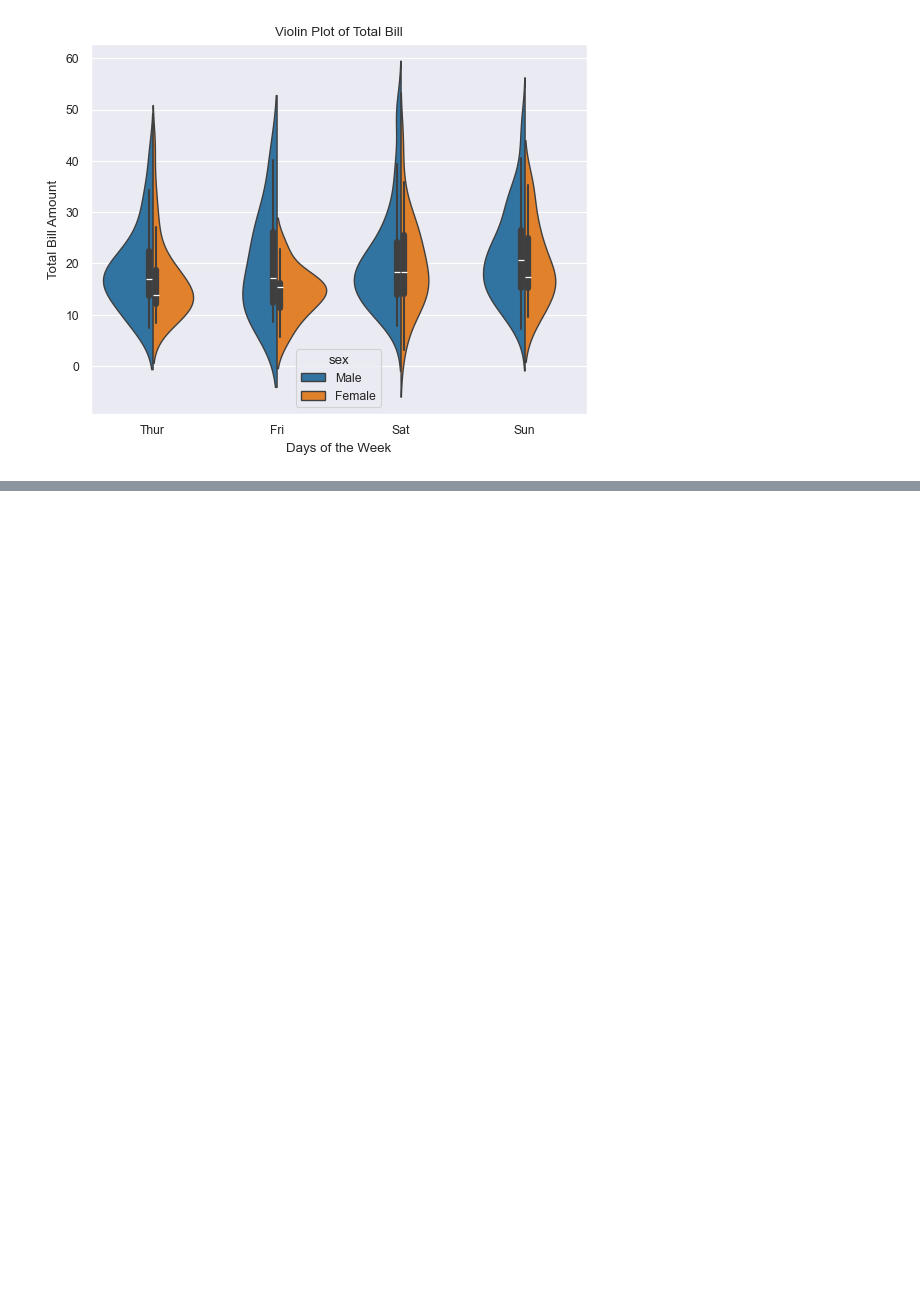
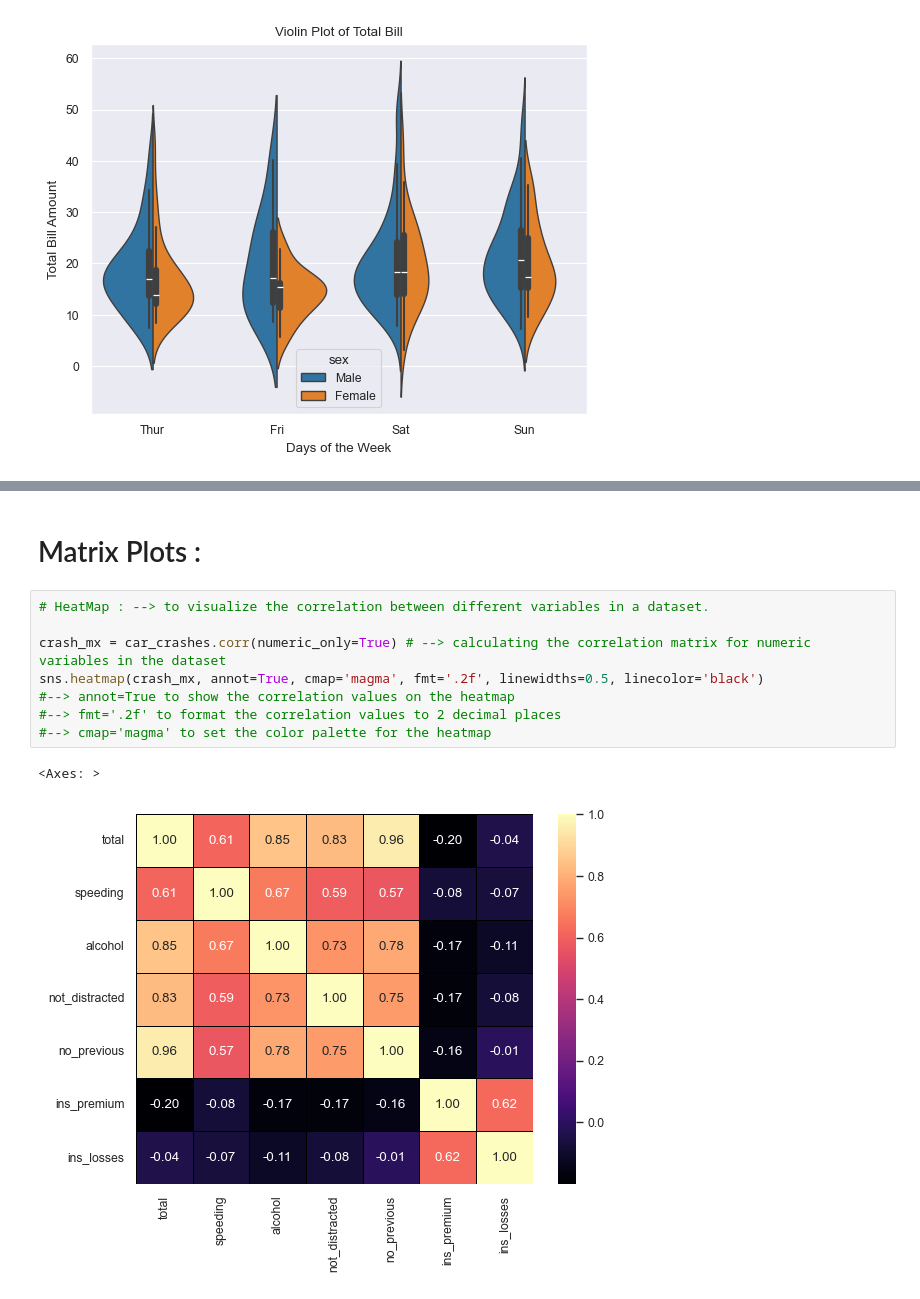
Before and after one commit to Nevin100/Data-Visualization-with-Seaborn, a Jupyter notebook: seaborn.ipynb, the cells around one changed output, grey strips where cells are left out. Cells and saved outputs as stored; diff of their text form; blank space fills up the shorter version.

```diff
--- a/seaborn.ipynb
+++ b/seaborn.ipynb
@@ -175,0 +202,13 @@ Text(0, 0.5, 'Total Bill Amount')
+# %% [markdown]
+# Matrix Plots :
+# %%
+# HeatMap : --> to visualize the correlation between different variables in a dataset.
+
+crash_mx = car_crashes.corr(numeric_only=True) # --> calculating the correlation matrix for numeric variables in the dataset
+sns.heatmap(crash_mx, annot=True, cmap='magma', fmt='.2f', linewidths=0.5, linecolor='black')
+#--> annot=True to show the correlation values on the heatmap
+#--> fmt='.2f' to format the correlation values to 2 decimal places
+#--> cmap='magma' to set the color palette for the heatmap
+# %% [output]
+<Axes: >
+[figure, added]
```
Also changed, not shown: parts of 3 cells of this notebook.
